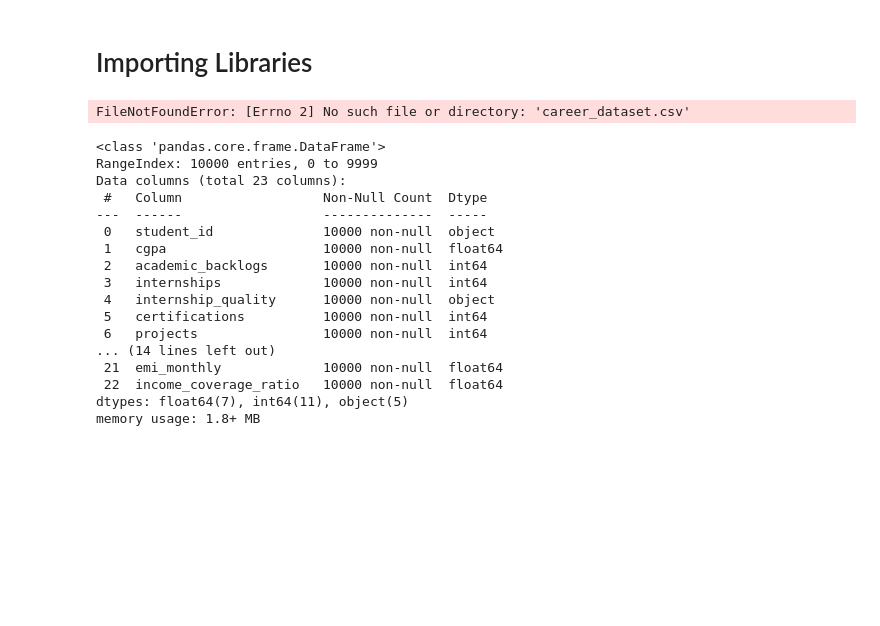
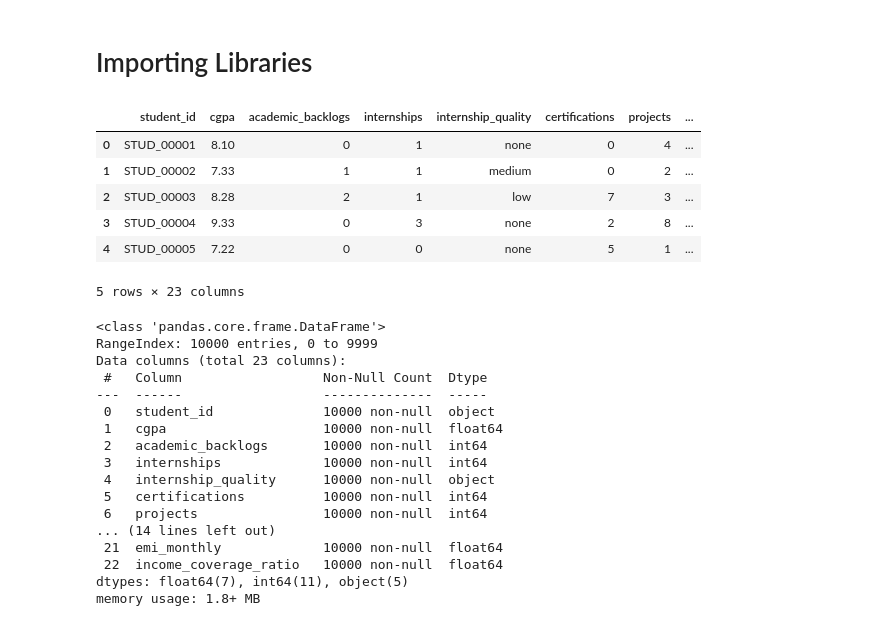
Before and after one commit to varuchi09/Career-Success, a Jupyter notebook: model.ipynb, the cells around one changed output. Saved outputs shown, nothing was run; the diff lists cells and outputs as text; code cells hidden in the pictures; blank space fills up the shorter version.

```diff
--- a/model.ipynb
+++ b/model.ipynb
@@ -12,10 +12,16 @@ from sklearn.base import clone
 from sklearn.metrics import mean_squared_error, r2_score, accuracy_score, f1_score
 import joblib
 # %%
-df = pd.read_csv('career_dataset.csv')
+df = pd.read_csv('dataset.csv')
 df.head()
 # %% [output]
+|  | student_id | cgpa | academic_backlogs | internships | internship_quality | certifications | projects | ... |
+| 0 | STUD_00001 | 8.10 | 0 | 1 | none | 0 | 4 | ... |
+| 1 | STUD_00002 | 7.33 | 1 | 1 | medium | 0 | 2 | ... |
+| 2 | STUD_00003 | 8.28 | 2 | 1 | low | 7 | 3 | ... |
+| 3 | STUD_00004 | 9.33 | 0 | 3 | none | 2 | 8 | ... |
+| 4 | STUD_00005 | 7.22 | 0 | 0 | none | 5 | 1 | ... |
-FileNotFoundError: [Errno 2] No such file or directory: 'career_dataset.csv'
+5 rows × 23 columns
 # %%
 df.info()
 # %% [output]
```
Also changed, not shown: parts of 3 cells of this notebook, 1 other file.
